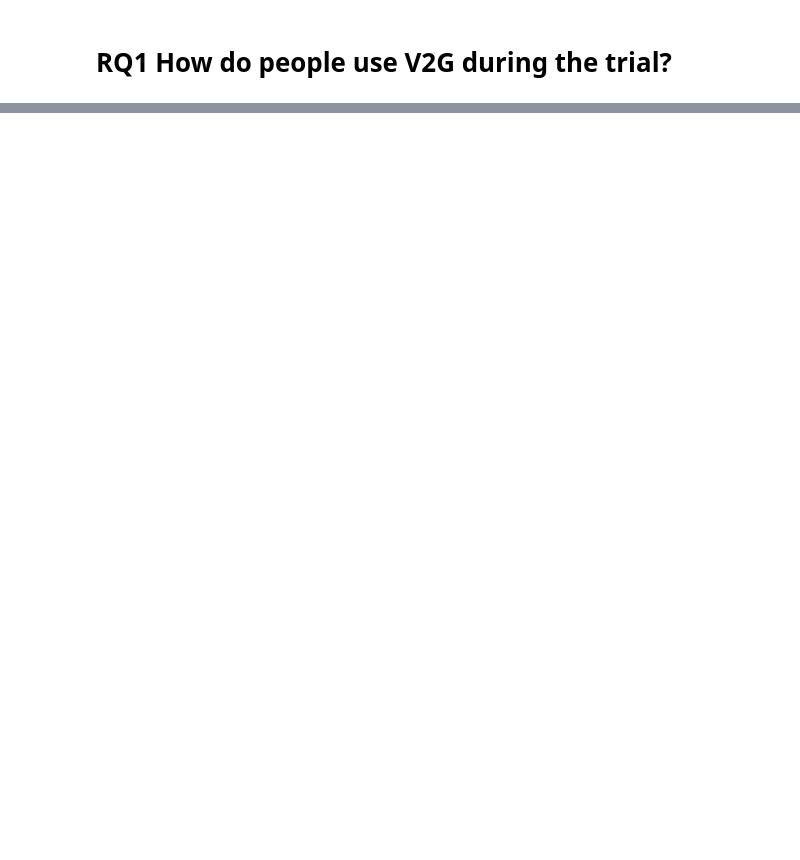
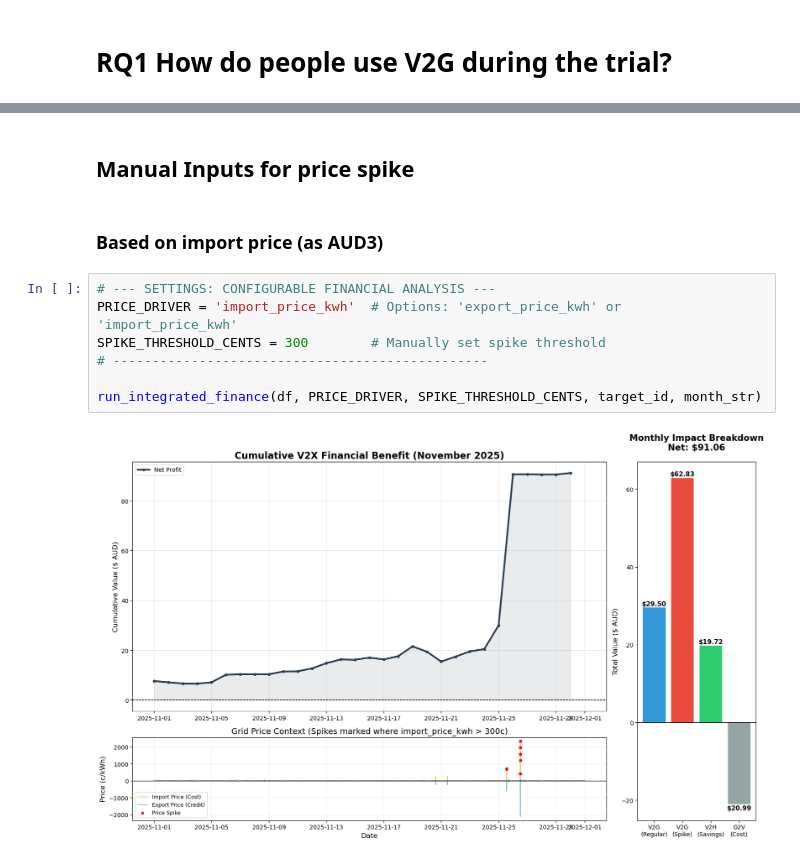
Before and after one commit to bernardomendonca/v2g-2026-trial, a Jupyter notebook: load.ipynb, the cells around one changed output, grey strips where cells are left out. Drawn from its saved outputs; the diff is of its cells as text; blank space fills up the shorter version.

Commit message:
Added financial breakdown

```diff
--- a/load.ipynb
+++ b/load.ipynb
@@ -122,0 +390,13 @@ plt.show()
+# %% [markdown]
+## Manual Inputs for price spike
+# %% [markdown]
+### Based on import price (as AUD3)
+# %%
+# --- SETTINGS: CONFIGURABLE FINANCIAL ANALYSIS ---
+PRICE_DRIVER = 'import_price_kwh'  # Options: 'export_price_kwh' or 'import_price_kwh'
+SPIKE_THRESHOLD_CENTS = 300        # Manually set spike threshold
+# ------------------------------------------------
+
+run_integrated_finance(df, PRICE_DRIVER, SPIKE_THRESHOLD_CENTS, target_id, month_str)
+# %% [output]
+[figure, added]
```
Also changed, not shown: parts of 22 cells of this notebook.
